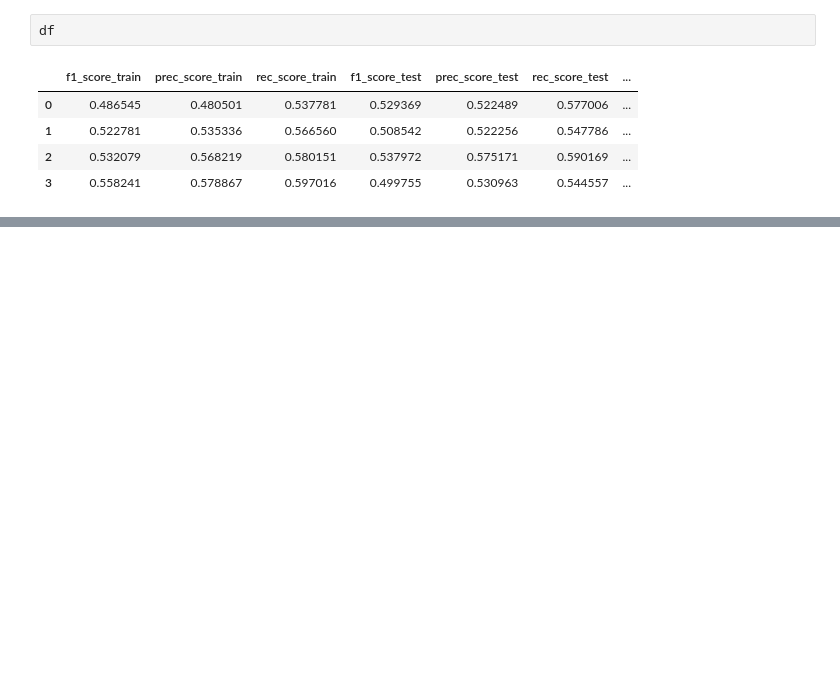
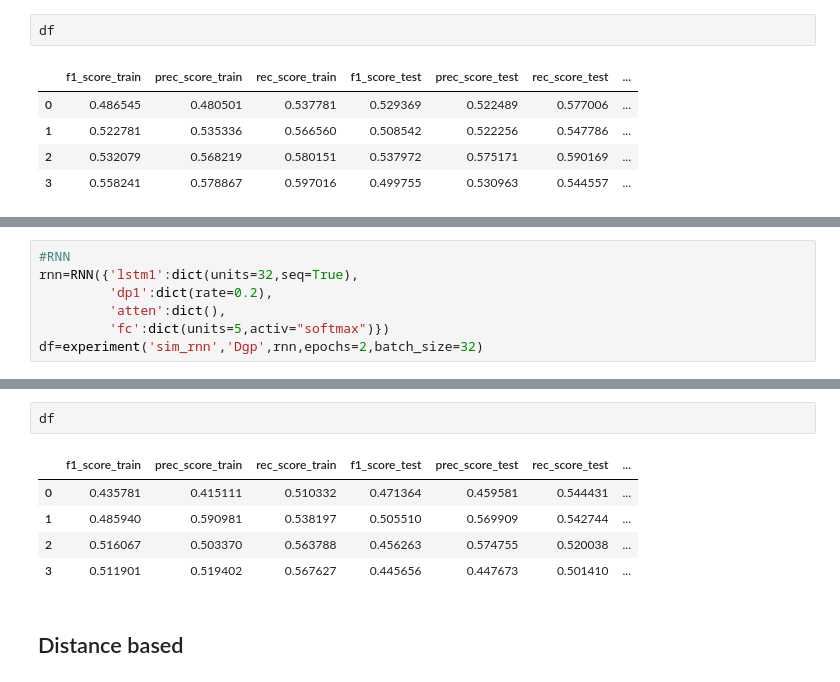
Before and after one commit to prasenjit52282/AQuaMoHo, a Jupyter notebook: train.ipynb, the cells around one changed output, grey strips where cells are left out. Drawn from its saved outputs; the diff is of its cells as text; blank space fills up the shorter version.

```diff
--- a/train.ipynb
+++ b/train.ipynb
@@ -131,0 +162,7 @@ df
+# %%
+#RNN
+rnn=RNN({'lstm1':dict(units=32,seq=True),
+         'dp1':dict(rate=0.2),
+         'atten':dict(),
+         'fc':dict(units=5,activ="softmax")})
+df=experiment('sim_rnn','Dgp',rnn,epochs=2,batch_size=32)
@@ -131,0 +243,10 @@ df
+# %%
+df
+# %% [output]
+|  | f1_score_train | prec_score_train | rec_score_train | f1_score_test | prec_score_test | rec_score_test | ... |
+| 0 | 0.435781 | 0.415111 | 0.510332 | 0.471364 | 0.459581 | 0.544431 | ... |
+| 1 | 0.485940 | 0.590981 | 0.538197 | 0.505510 | 0.569909 | 0.542744 | ... |
+| 2 | 0.516067 | 0.503370 | 0.563788 | 0.456263 | 0.574755 | 0.520038 | ... |
+| 3 | 0.511901 | 0.519402 | 0.567627 | 0.445656 | 0.447673 | 0.501410 | ... |
+# %% [markdown]
+## Distance based
```
Also changed, not shown: parts of 14 cells of this notebook, 11 other files.
